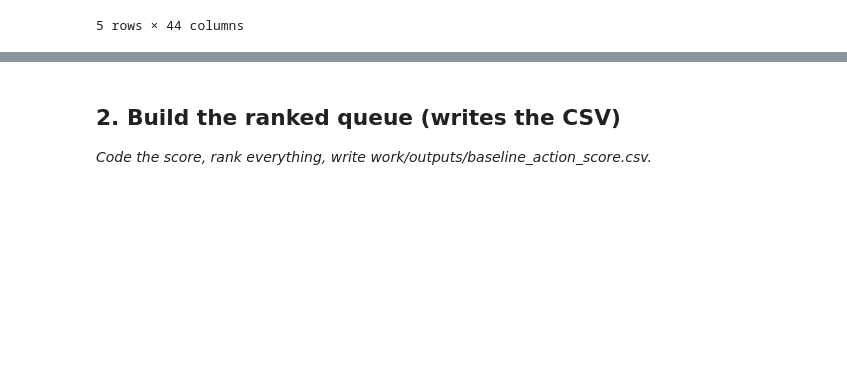
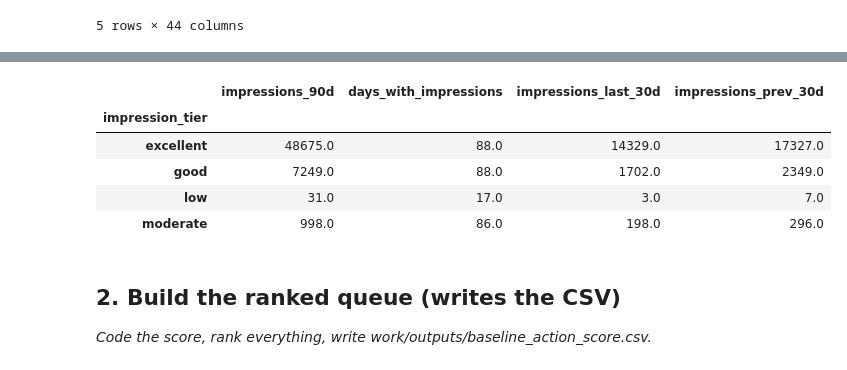
Before and after one commit to Maryam-Shile/flyrank_ml_internship, a Jupyter notebook: work/notebooks/w04_baseline_score.ipynb, the cells around one changed output, grey strips where cells are left out. Saved outputs shown, nothing was run; the diff lists cells and outputs as text; code cells hidden in the pictures; blank space fills up the shorter version.

```diff
--- a/work/notebooks/w04_baseline_score.ipynb
+++ b/work/notebooks/w04_baseline_score.ipynb
@@ -27,3 +52,12 @@ df.head()
+# %%
+df.groupby('impression_tier')[impression_columns].median()
+# %% [output]
+|  | impressions_90d | days_with_impressions | impressions_last_30d | impressions_prev_30d |
+| impression_tier |  |  |  |  |
+| excellent | 48675.0 | 88.0 | 14329.0 | 17327.0 |
+| good | 7249.0 | 88.0 | 1702.0 | 2349.0 |
+| low | 31.0 | 17.0 | 3.0 | 7.0 |
+| moderate | 998.0 | 86.0 | 198.0 | 296.0 |
 # %% [markdown]
 ## 2. Build the ranked queue (writes the CSV)
 
```
Also changed, not shown: parts of 4 cells of this notebook.
